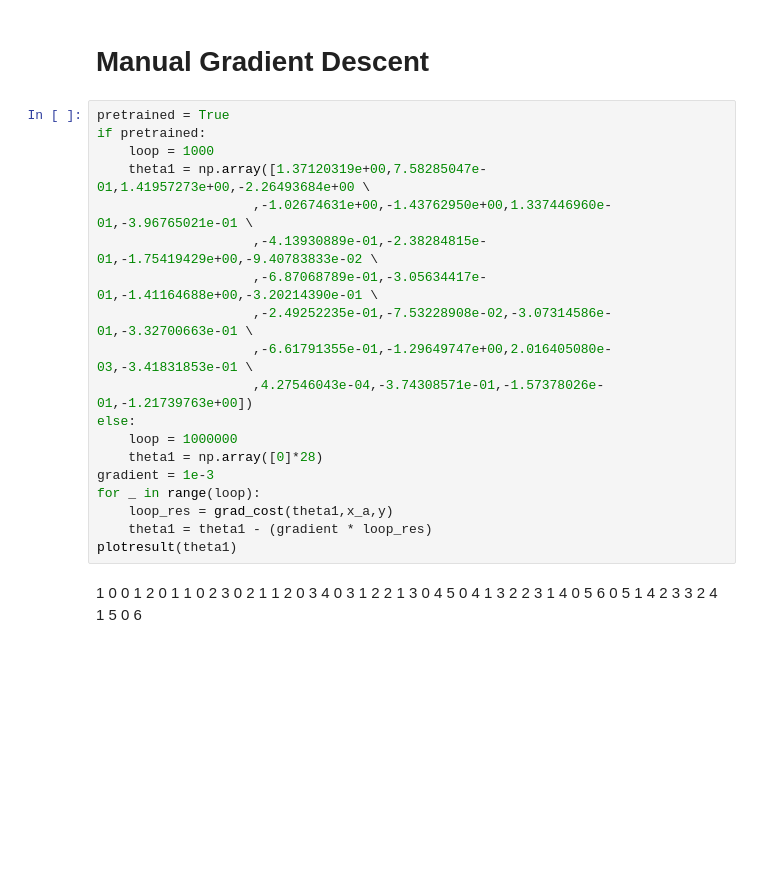
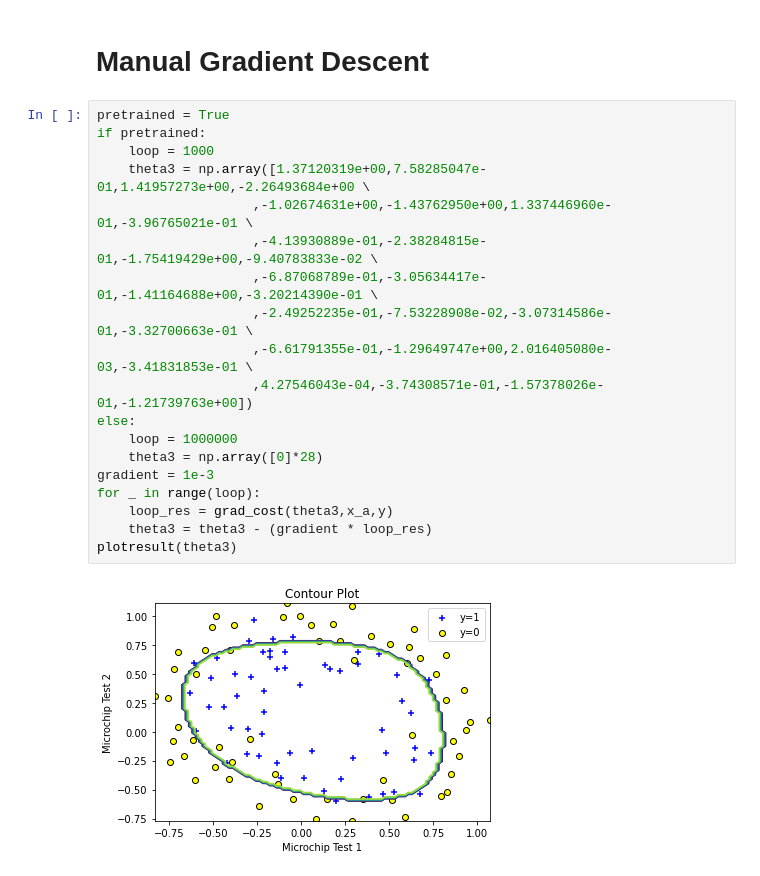
Before and after one commit to ChandraLiuswanto/MLE_test, a Jupyter notebook: Classification/ex2data2.ipynb, the cells around one changed output. Saved outputs shown, nothing was run; the diff lists cells and outputs as text; blank space fills up the shorter version.

```diff
--- a/Classification/ex2data2.ipynb
+++ b/Classification/ex2data2.ipynb
@@ -111,50 +115,24 @@ plotresult(theta2)
 # %%
 pretrained = True
 if pretrained:
     loop = 1000
-    theta1 = np.array([1.37120319e+00,7.58285047e-01,1.41957273e+00,-2.26493684e+00 \
+    theta3 = np.array([1.37120319e+00,7.58285047e-01,1.41957273e+00,-2.26493684e+00 \
                     ,-1.02674631e+00,-1.43762950e+00,1.337446960e-01,-3.96765021e-01 \
                     ,-4.13930889e-01,-2.38284815e-01,-1.75419429e+00,-9.40783833e-02 \
                     ,-6.87068789e-01,-3.05634417e-01,-1.41164688e+00,-3.20214390e-01 \
                     ,-2.49252235e-01,-7.53228908e-02,-3.07314586e-01,-3.32700663e-01 \
                     ,-6.61791355e-01,-1.29649747e+00,2.016405080e-03,-3.41831853e-01 \
                     ,4.27546043e-04,-3.74308571e-01,-1.57378026e-01,-1.21739763e+00])
 else:
     loop = 1000000
-    theta1 = np.array([0]*28)
+    theta3 = np.array([0]*28)
 gradient = 1e-3
 for _ in range(loop):
-    loop_res = grad_cost(theta1,x_a,y)
-    theta1 = theta1 - (gradient * loop_res)
-plotresult(theta1)
+    loop_res = grad_cost(theta3,x_a,y)
+    theta3 = theta3 - (gradient * loop_res)
+plotresult(theta3)
+# %% [output]
+[figure, added]
-# %% [markdown]
-1 0
-0 1
-2 0
-1 1
-0 2
-3 0
-2 1
-1 2
-0 3
-4 0
-3 1
-2 2
-1 3
-0 4
-5 0
-4 1
-3 2
-2 3
-1 4
-0 5
-6 0
-5 1
-4 2
-3 3
-2 4
-1 5
-0 6
 # %%
 import sklearn.linear_model
 clf = sklearn.linear_model.LogisticRegression()
```
Also changed, not shown: parts of 8 cells of this notebook.
